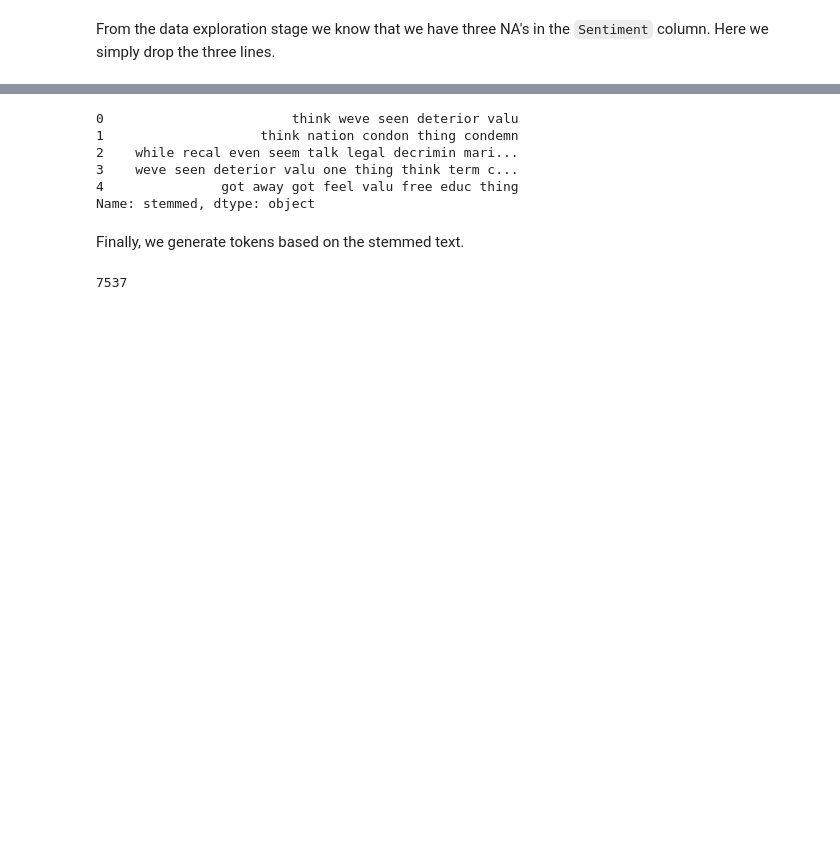
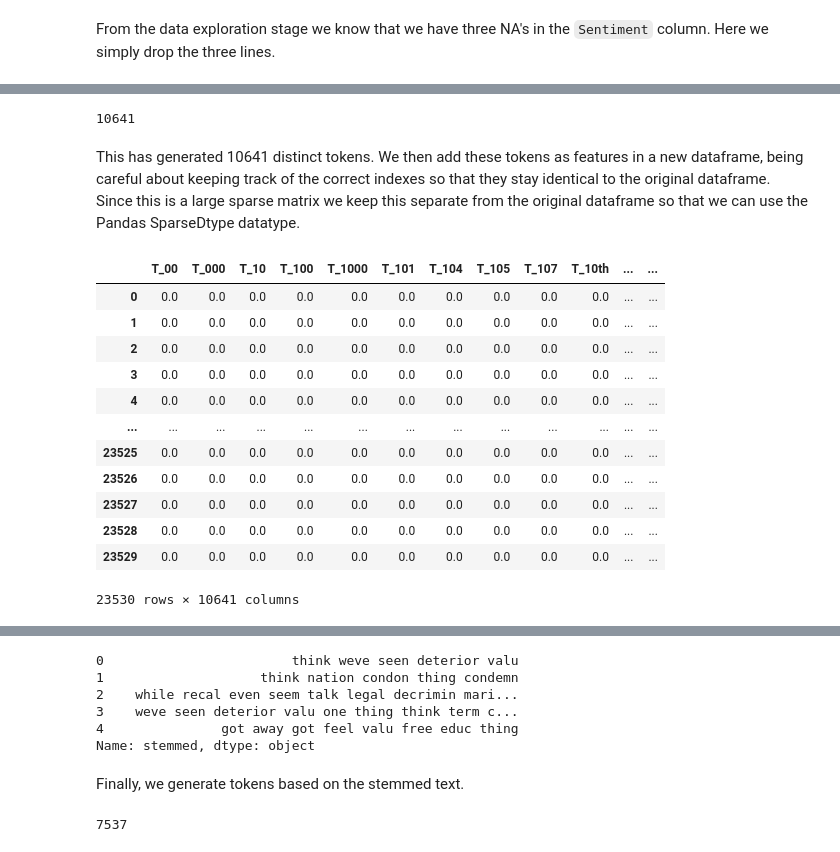
Before and after one commit to SigneK42/fact_check_worthy_claim, a Jupyter notebook: notebooks/feature_generation.ipynb, the cells around one changed output, grey strips where cells are left out. Saved outputs shown, nothing was run; the diff lists cells and outputs as text; code cells hidden in the pictures; blank space fills up the shorter version.

```diff
--- a/notebooks/feature_generation.ipynb
+++ b/notebooks/feature_generation.ipynb
@@ -42,0 +38,6 @@ We will go on and generate TF-IDF features based on the Text content.
+# %%
+# Normalize the Length column
+mean = df['Length'].mean()
+std = df['Length'].std()
+df['Length'] = (df['Length'] - mean) / std
+df.head()
@@ -42,0 +59,14 @@ We will go on and generate TF-IDF features based on the Text content.
+# %%
+df_train, df_test, idx_train = test_train_split(df)
+
+train_tfid, test_tfid, vocabulary = tfid(
+    train=df_train['Text'],
+    test=df_test['Text'],
+    n_gram_range=1
+)
+
+len(vocabulary)
+# %% [output]
+10641
+# %% [markdown]
+This has generated 10641 distinct tokens. We then add these tokens as features in a new dataframe, being careful about keeping track of the correct indexes so that they stay identical to the original dataframe. Since this is a large sparse matrix we keep this separate from the original dataframe so that we can use the Pandas SparseDtype datatype.
@@ -42,0 +82,16 @@ We will go on and generate TF-IDF features based on the Text content.
+# %%
+df_features
+# %% [output]
+|  | T_00 | T_000 | T_10 | T_100 | T_1000 | T_101 | T_104 | T_105 | T_107 | T_10th | ... | ... |
+| 0 | 0.0 | 0.0 | 0.0 | 0.0 | 0.0 | 0.0 | 0.0 | 0.0 | 0.0 | 0.0 | ... | ... |
+| 1 | 0.0 | 0.0 | 0.0 | 0.0 | 0.0 | 0.0 | 0.0 | 0.0 | 0.0 | 0.0 | ... | ... |
+| 2 | 0.0 | 0.0 | 0.0 | 0.0 | 0.0 | 0.0 | 0.0 | 0.0 | 0.0 | 0.0 | ... | ... |
+| 3 | 0.0 | 0.0 | 0.0 | 0.0 | 0.0 | 0.0 | 0.0 | 0.0 | 0.0 | 0.0 | ... | ... |
+| 4 | 0.0 | 0.0 | 0.0 | 0.0 | 0.0 | 0.0 | 0.0 | 0.0 | 0.0 | 0.0 | ... | ... |
+| ... | ... | ... | ... | ... | ... | ... | ... | ... | ... | ... | ... | ... |
+| 23525 | 0.0 | 0.0 | 0.0 | 0.0 | 0.0 | 0.0 | 0.0 | 0.0 | 0.0 | 0.0 | ... | ... |
+| 23526 | 0.0 | 0.0 | 0.0 | 0.0 | 0.0 | 0.0 | 0.0 | 0.0 | 0.0 | 0.0 | ... | ... |
+| 23527 | 0.0 | 0.0 | 0.0 | 0.0 | 0.0 | 0.0 | 0.0 | 0.0 | 0.0 | 0.0 | ... | ... |
+| 23528 | 0.0 | 0.0 | 0.0 | 0.0 | 0.0 | 0.0 | 0.0 | 0.0 | 0.0 | 0.0 | ... | ... |
+| 23529 | 0.0 | 0.0 | 0.0 | 0.0 | 0.0 | 0.0 | 0.0 | 0.0 | 0.0 | 0.0 | ... | ... |
+23530 rows × 10641 columns
```
Also changed, not shown: parts of 43 cells of this notebook, 1 other file.
